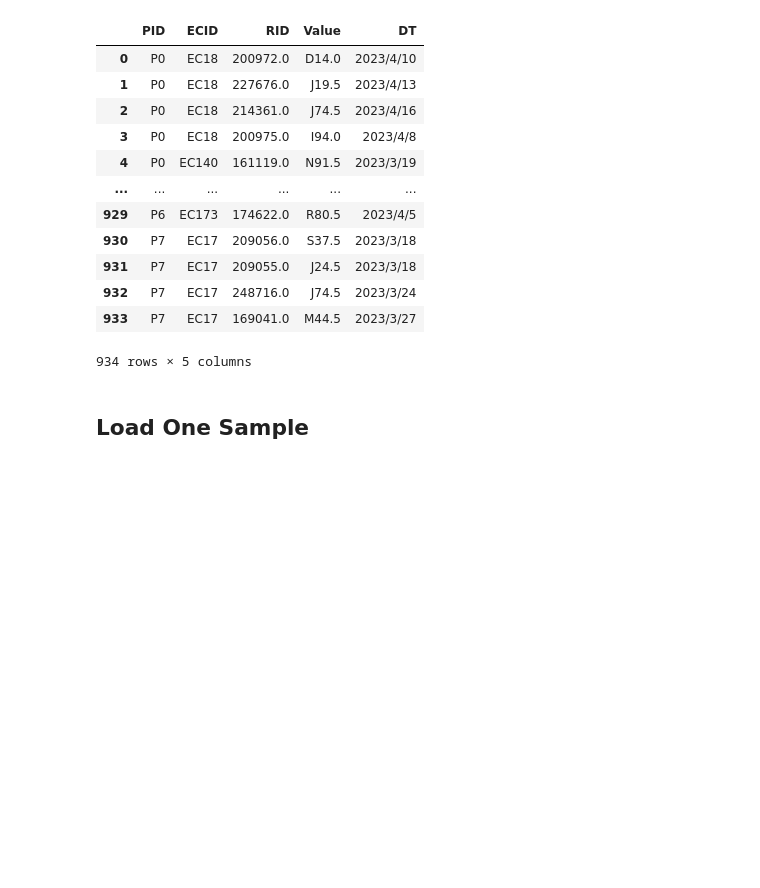
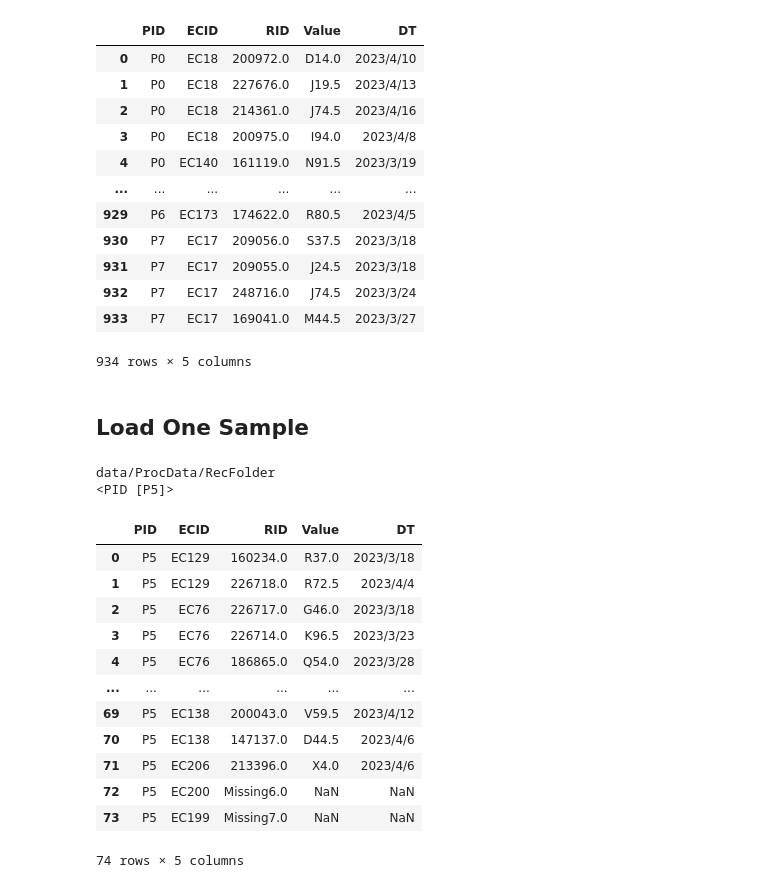
Before and after one commit to JHU-CDHAI/RecFldGrn, a Jupyter notebook: 1-RecFld/04-Diag_RecFld.ipynb, the cells around one changed output. Saved outputs shown, nothing was run; the diff lists cells and outputs as text; code cells hidden in the pictures; blank space fills up the shorter version.

```diff
--- a/1-RecFld/04-Diag_RecFld.ipynb
+++ b/1-RecFld/04-Diag_RecFld.ipynb
@@ -357,3 +357,41 @@ class DataPoint(object):
 
     def __repr__(self):
         return f'<{self.RID} [{self.IDValue}]>'
+# %%
+# from recfldgrn.datapoint import PatientDP
+
+# we want to study / explore P4 himself.
+
+####################
+RID = 'PID' # Record ID Name, always be PhyID
+IDValue = 'P5'   # PhyID value
+######################
+
+
+data_folder = rec_folder
+RANGE_SIZE = RANGE_SIZE
+
+print(data_folder)
+
+
+Pat = DataPoint(RID, IDValue,
+                data_folder, RANGE_SIZE)
+print(Pat)
+
+Pat.get_df_rec('Diag')
+# %% [output]
+data/ProcData/RecFolder
+<PID [P5]>
+|  | PID | ECID | RID | Value | DT |
+| 0 | P5 | EC129 | 160234.0 | R37.0 | 2023/3/18 |
+| 1 | P5 | EC129 | 226718.0 | R72.5 | 2023/4/4 |
+| 2 | P5 | EC76 | 226717.0 | G46.0 | 2023/3/18 |
+| 3 | P5 | EC76 | 226714.0 | K96.5 | 2023/3/23 |
+| 4 | P5 | EC76 | 186865.0 | Q54.0 | 2023/3/28 |
+| ... | ... | ... | ... | ... | ... |
+| 69 | P5 | EC138 | 200043.0 | V59.5 | 2023/4/12 |
+| 70 | P5 | EC138 | 147137.0 | D44.5 | 2023/4/6 |
+| 71 | P5 | EC206 | 213396.0 | X4.0 | 2023/4/6 |
+| 72 | P5 | EC200 | Missing6.0 | NaN | NaN |
+| 73 | P5 | EC199 | Missing7.0 | NaN | NaN |
+74 rows × 5 columns
```
Also changed, not shown: parts of 1 cell of this notebook, 21 other files.
